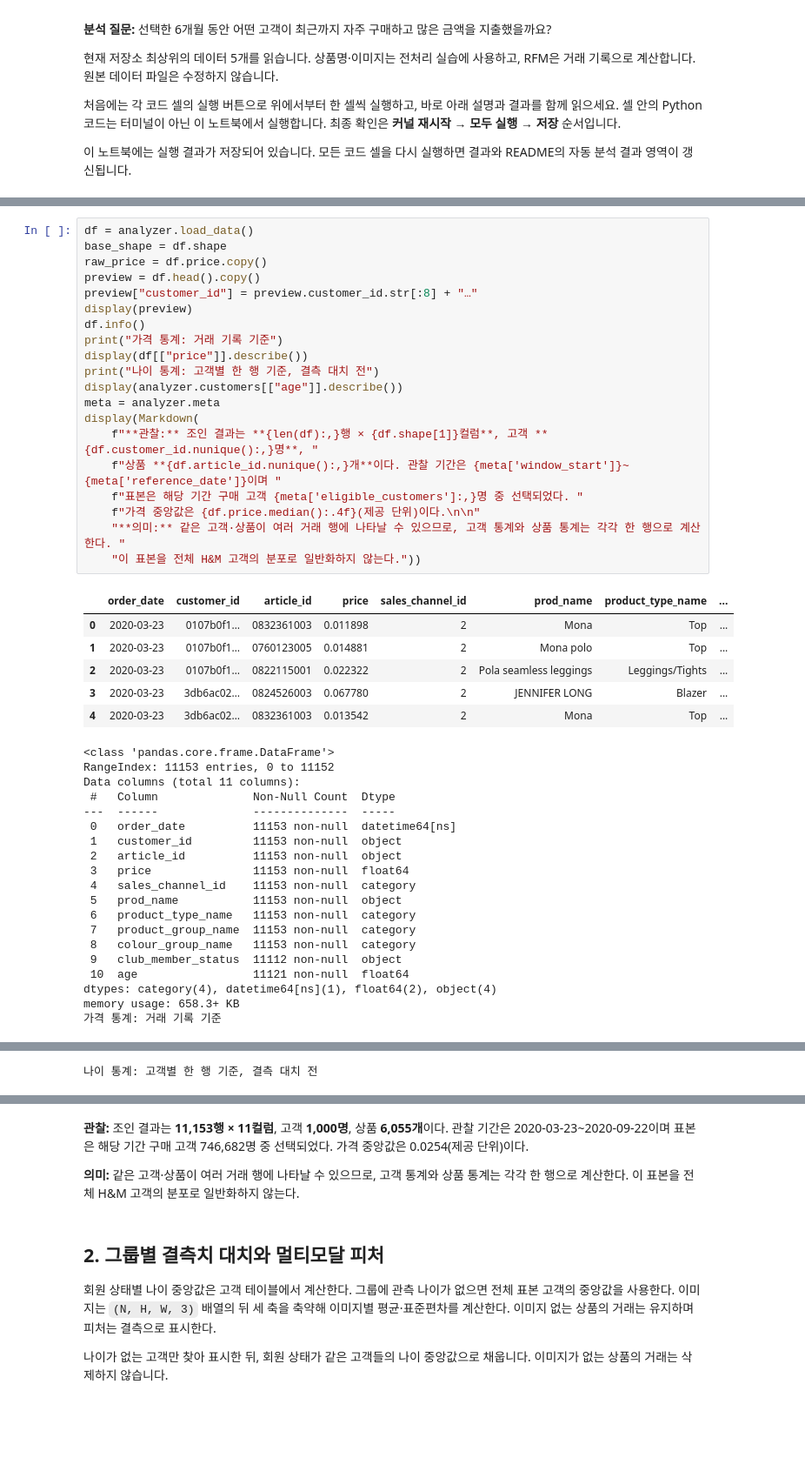
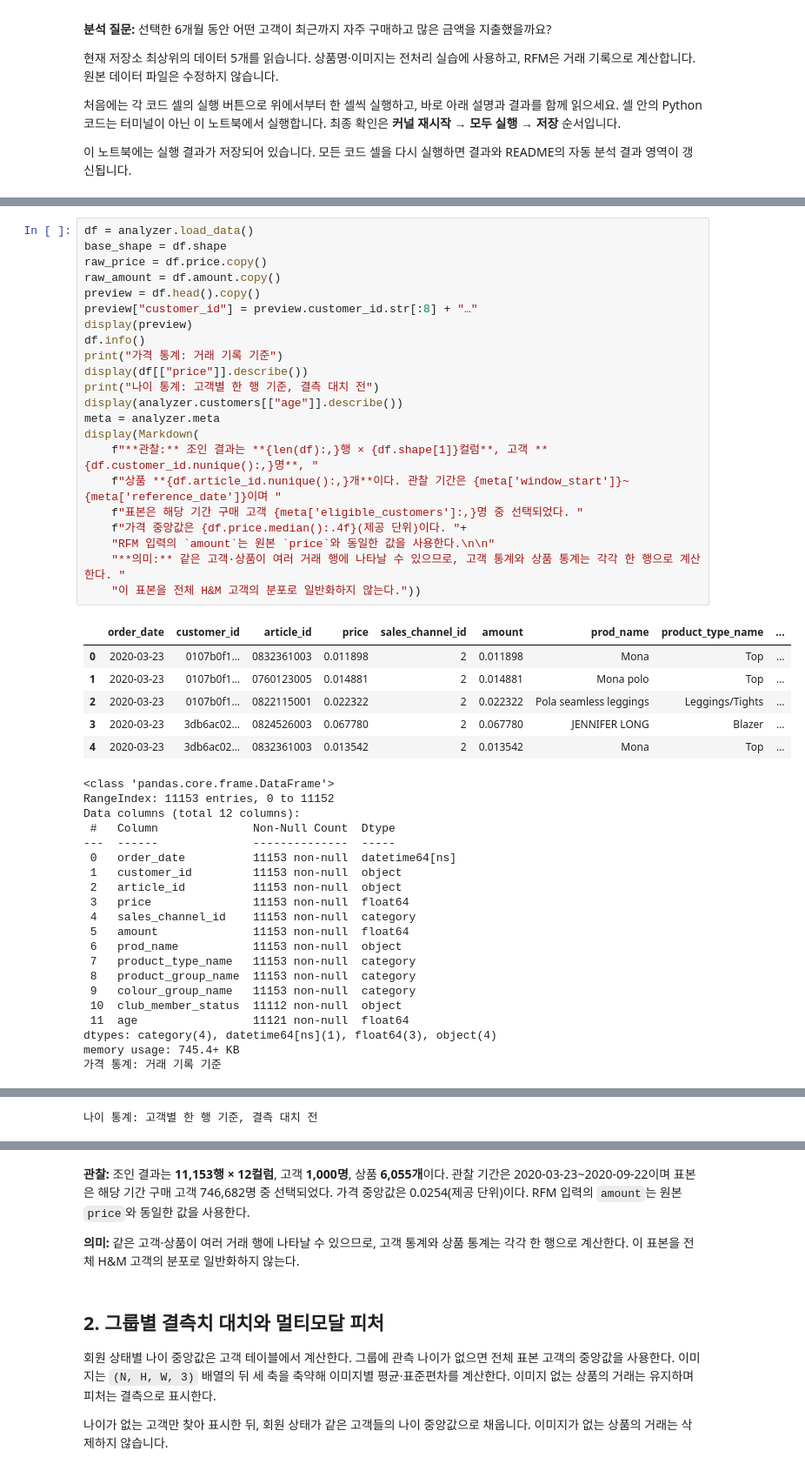
Before and after one commit to dave17code/a1-1-hnm-customer-analysis, a Jupyter notebook: notebooks/analysis_report.ipynb, the cells around one changed output, grey strips where cells are left out. Shown at 87% size. Drawn from its saved outputs; the diff is of its cells as text; blank space fills up the shorter version.

Commit message:
Align transaction amount with A1-1 requirements and update analysis results

```diff
--- a/notebooks/analysis_report.ipynb
+++ b/notebooks/analysis_report.ipynb
@@ -62,33 +61,35 @@ NumPy: 2.3.5 | Pandas: 2.2.3
 # %%
 df = analyzer.load_data()
 base_shape = df.shape
 raw_price = df.price.copy()
+raw_amount = df.amount.copy()
 preview = df.head().copy()
 preview["customer_id"] = preview.customer_id.str[:8] + "…"
 display(preview)
 df.info()
 print("가격 통계: 거래 기록 기준")
 display(df[["price"]].describe())
 print("나이 통계: 고객별 한 행 기준, 결측 대치 전")
 display(analyzer.customers[["age"]].describe())
 meta = analyzer.meta
 display(Markdown(
     f"**관찰:** 조인 결과는 **{len(df):,}행 × {df.shape[1]}컬럼**, 고객 **{df.customer_id.nunique():,}명**, "
     f"상품 **{df.article_id.nunique():,}개**이다. 관찰 기간은 {meta['window_start']}~{meta['reference_date']}이며 "
     f"표본은 해당 기간 구매 고객 {meta['eligible_customers']:,}명 중 선택되었다. "
-    f"가격 중앙값은 {df.price.median():.4f}(제공 단위)이다.\n\n"
+    f"가격 중앙값은 {df.price.median():.4f}(제공 단위)이다. "+
+    "RFM 입력의 `amount`는 원본 `price`와 동일한 값을 사용한다.\n\n"
     "**의미:** 같은 고객·상품이 여러 거래 행에 나타날 수 있으므로, 고객 통계와 상품 통계는 각각 한 행으로 계산한다. "
     "이 표본을 전체 H&M 고객의 분포로 일반화하지 않는다."))
 # %% [output]
-|  | order_date | customer_id | article_id | price | sales_channel_id | prod_name | product_type_name | ... |
-| 0 | 2020-03-23 | 0107b0f1… | 0832361003 | 0.011898 | 2 | Mona | Top | ... |
-| 1 | 2020-03-23 | 0107b0f1… | 0760123005 | 0.014881 | 2 | Mona polo | Top | ... |
-| 2 | 2020-03-23 | 0107b0f1… | 0822115001 | 0.022322 | 2 | Pola seamless leggings | Leggings/Tights | ... |
-| 3 | 2020-03-23 | 3db6ac02… | 0824526003 | 0.067780 | 2 | JENNIFER LONG | Blazer | ... |
-| 4 | 2020-03-23 | 3db6ac02… | 0832361003 | 0.013542 | 2 | Mona | Top | ... |
+|  | order_date | customer_id | article_id | price | sales_channel_id | amount | prod_name | product_type_name | ... |
+| 0 | 2020-03-23 | 0107b0f1… | 0832361003 | 0.011898 | 2 | 0.011898 | Mona | Top | ... |
+| 1 | 2020-03-23 | 0107b0f1… | 0760123005 | 0.014881 | 2 | 0.014881 | Mona polo | Top | ... |
+| 2 | 2020-03-23 | 0107b0f1… | 0822115001 | 0.022322 | 2 | 0.022322 | Pola seamless leggings | Leggings/Tights | ... |
+| 3 | 2020-03-23 | 3db6ac02… | 0824526003 | 0.067780 | 2 | 0.067780 | JENNIFER LONG | Blazer | ... |
+| 4 | 2020-03-23 | 3db6ac02… | 0832361003 | 0.013542 | 2 | 0.013542 | Mona | Top | ... |
 <class 'pandas.core.frame.DataFrame'>
 RangeIndex: 11153 entries, 0 to 11152
-Data columns (total 11 columns):
+Data columns (total 12 columns):
  #   Column              Non-Null Count  Dtype
 ---  ------              --------------  -----
  0   order_date          11153 non-null  datetime64[ns]
@@ -96,14 +97,15 @@ Data columns (total 11 columns):
  2   article_id          11153 non-null  object
  3   price               11153 non-null  float64
  4   sales_channel_id    11153 non-null  category
- 5   prod_name           11153 non-null  object
- 6   product_type_name   11153 non-null  category
- 7   product_group_name  11153 non-null  category
- 8   colour_group_name   11153 non-null  category
- 9   club_member_status  11112 non-null  object
- 10  age                 11121 non-null  float64
-dtypes: category(4), datetime64[ns](1), float64(2), object(4)
-memory usage: 658.3+ KB
+ 5   amount              11153 non-null  float64
+ 6   prod_name           11153 non-null  object
+ 7   product_type_name   11153 non-null  category
+ 8   product_group_name  11153 non-null  category
+ 9   colour_group_name   11153 non-null  category
+ 10  club_member_status  11112 non-null  object
+ 11  age                 11121 non-null  float64
+dtypes: category(4), datetime64[ns](1), float64(3), object(4)
+memory usage: 745.4+ KB
 가격 통계: 거래 기록 기준
 |  | price |
 | count | 11153.000000 |
@@ -124,7 +126,7 @@ memory usage: 658.3+ KB
 | 50% | 31.000000 |
 | 75% | 49.000000 |
 | max | 78.000000 |
-**관찰:** 조인 결과는 **11,153행 × 11컬럼**, 고객 **1,000명**, 상품 **6,055개**이다. 관찰 기간은 2020-03-23~2020-09-22이며 표본은 해당 기간 구매 고객 746,682명 중 선택되었다. 가격 중앙값은 0.0254(제공 단위)이다.
+**관찰:** 조인 결과는 **11,153행 × 12컬럼**, 고객 **1,000명**, 상품 **6,055개**이다. 관찰 기간은 2020-03-23~2020-09-22이며 표본은 해당 기간 구매 고객 746,682명 중 선택되었다. 가격 중앙값은 0.0254(제공 단위)이다. RFM 입력의 `amount`는 원본 `price`와 동일한 값을 사용한다.
 
 **의미:** 같은 고객·상품이 여러 거래 행에 나타날 수 있으므로, 고객 통계와 상품 통계는 각각 한 행으로 계산한다. 이 표본을 전체 H&M 고객의 분포로 일반화하지 않는다.
 # %% [markdown]
```
Also changed, not shown: parts of 9 cells of this notebook, 2 other files.
